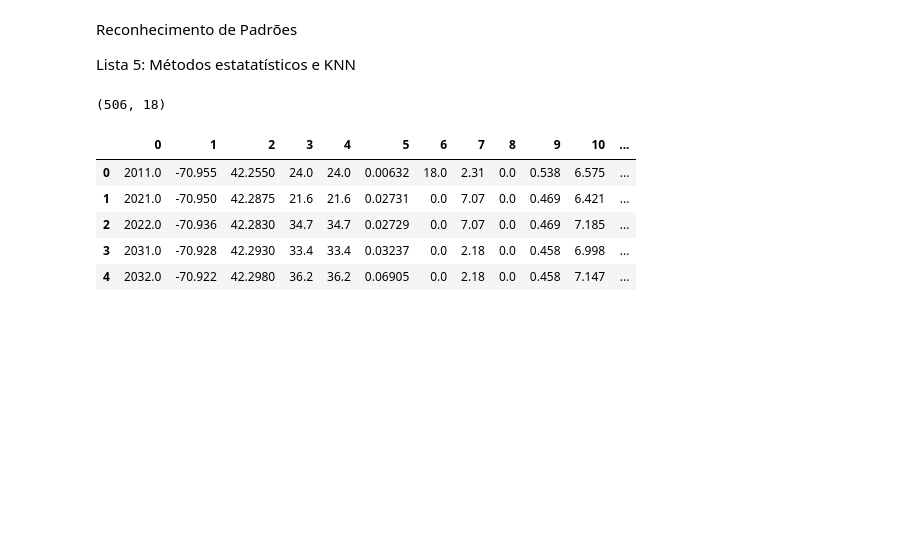
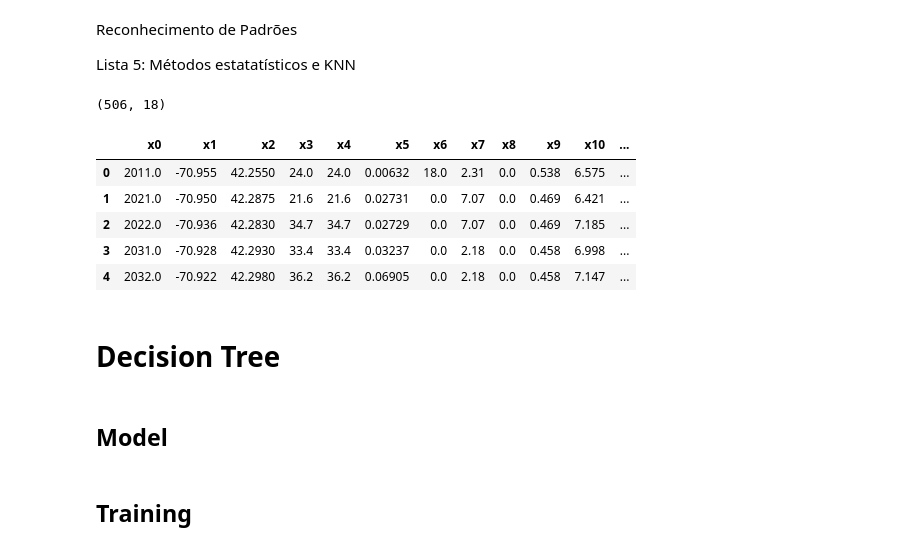
Before and after one commit to viniciuspxc/Reconhecimento_de_Padroes, a Jupyter notebook: Listas/Lista 5/Lista 05.ipynb, the cells around one changed output. Saved outputs shown, nothing was run; the diff lists cells and outputs as text; code cells hidden in the pictures; blank space fills up the shorter version.

Commit message:
list5 decision tree

```diff
--- a/Listas/Lista 5/Lista 05.ipynb
+++ b/Listas/Lista 5/Lista 05.ipynb
@@ -13,10 +18,17 @@ from scipy import stats
 # %%
 bostonbin = pd.read_csv("content/bostonbin.csv", header=None)
 print(bostonbin.shape)
+
+new_columns = {old_col: f'x{i}' for i, old_col in enumerate(
+    bostonbin.columns[:len(bostonbin.columns)])}
+new_columns[bostonbin.columns[-1]] = 'target'
+
+bostonbin = bostonbin.rename(columns=new_columns)
+
 bostonbin.head()
 # %% [output]
 (506, 18)
-|  | 0 | 1 | 2 | 3 | 4 | 5 | 6 | 7 | 8 | 9 | 10 | ... |
+|  | x0 | x1 | x2 | x3 | x4 | x5 | x6 | x7 | x8 | x9 | x10 | ... |
 | 0 | 2011.0 | -70.955 | 42.2550 | 24.0 | 24.0 | 0.00632 | 18.0 | 2.31 | 0.0 | 0.538 | 6.575 | ... |
 | 1 | 2021.0 | -70.950 | 42.2875 | 21.6 | 21.6 | 0.02731 | 0.0 | 7.07 | 0.0 | 0.469 | 6.421 | ... |
 | 2 | 2022.0 | -70.936 | 42.2830 | 34.7 | 34.7 | 0.02729 | 0.0 | 7.07 | 0.0 | 0.469 | 7.185 | ... |
@@ -24,0 +72,4 @@ bostonbin.head()
+# %% [markdown]
+# Decision Tree
+# %% [markdown]
+## Model
@@ -24,0 +163,2 @@ bostonbin.head()
+# %% [markdown]
+## Training
```
Also changed, not shown: parts of 14 cells of this notebook.
